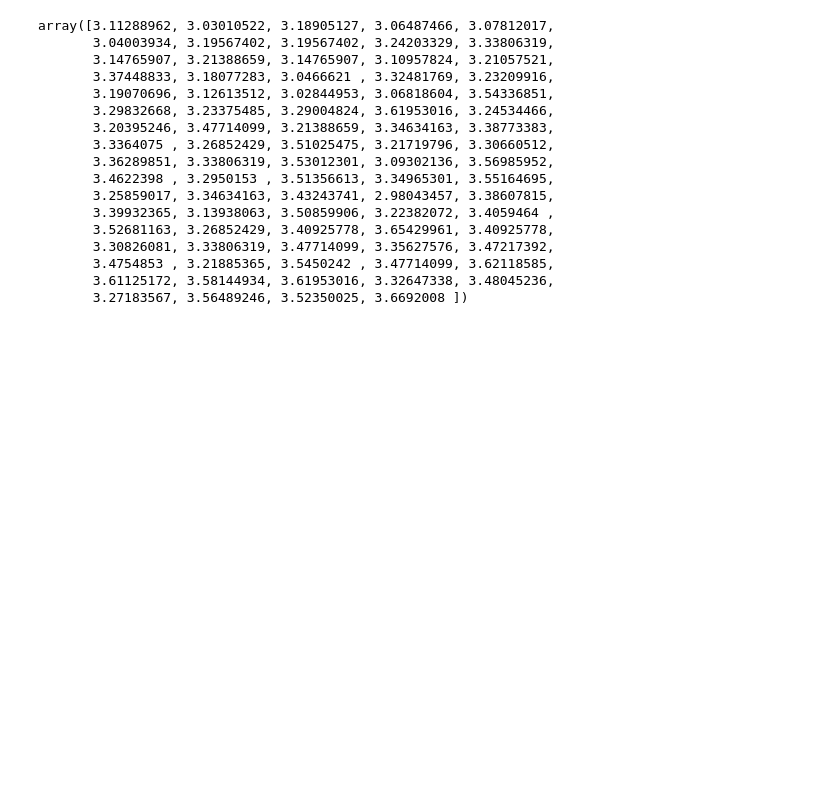
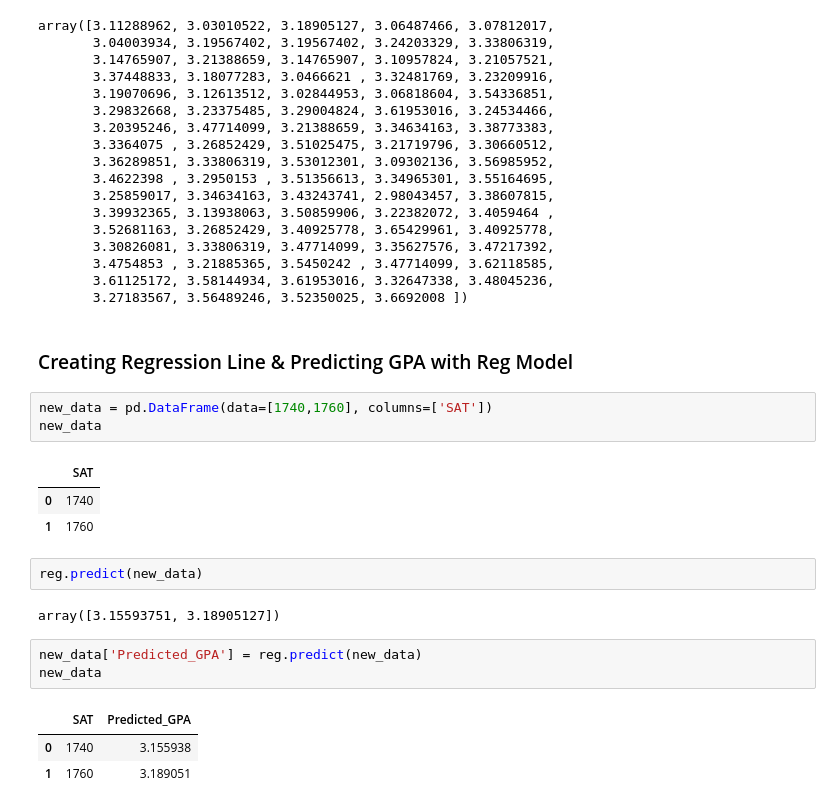
Before and after one commit to Kyotun/ML, a Jupyter notebook: sat-gpa/main.ipynb, the cells around one changed output. Saved outputs shown, nothing was run; the diff lists cells and outputs as text; blank space fills up the shorter version.

```diff
--- a/sat-gpa/main.ipynb
+++ b/sat-gpa/main.ipynb
@@ -92,3 +93,23 @@ array([3.11288962, 3.03010522, 3.18905127, 3.06487466, 3.07812017,
        3.4754853 , 3.21885365, 3.5450242 , 3.47714099, 3.62118585,
        3.61125172, 3.58144934, 3.61953016, 3.32647338, 3.48045236,
        3.27183567, 3.56489246, 3.52350025, 3.6692008 ])
+# %% [markdown]
+### Creating Regression Line & Predicting GPA with Reg Model
+# %%
+new_data = pd.DataFrame(data=[1740,1760], columns=['SAT'])
+new_data
+# %% [output]
+|  | SAT |
+| 0 | 1740 |
+| 1 | 1760 |
+# %%
+reg.predict(new_data)
+# %% [output]
+array([3.15593751, 3.18905127])
+# %%
+new_data['Predicted_GPA'] = reg.predict(new_data)
+new_data
+# %% [output]
+|  | SAT | Predicted_GPA |
+| 0 | 1740 | 3.155938 |
+| 1 | 1760 | 3.189051 |
```
Also changed, not shown: parts of 3 cells of this notebook.
